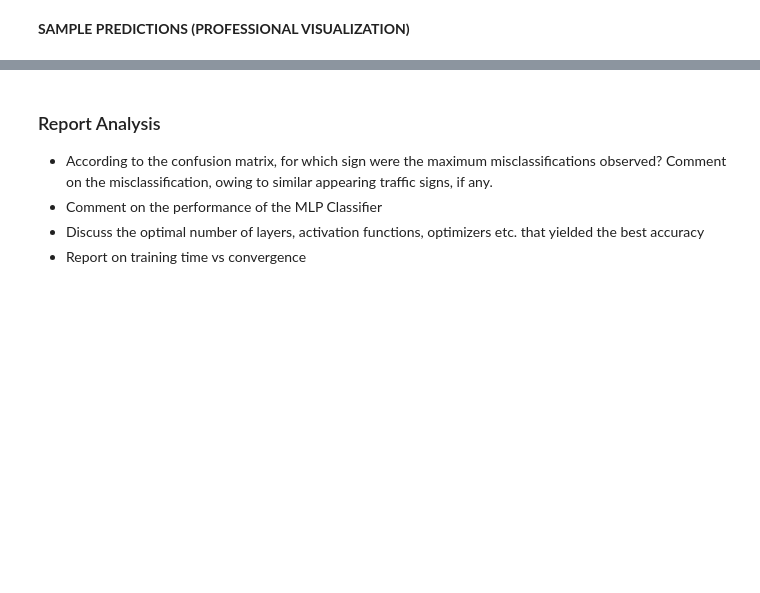
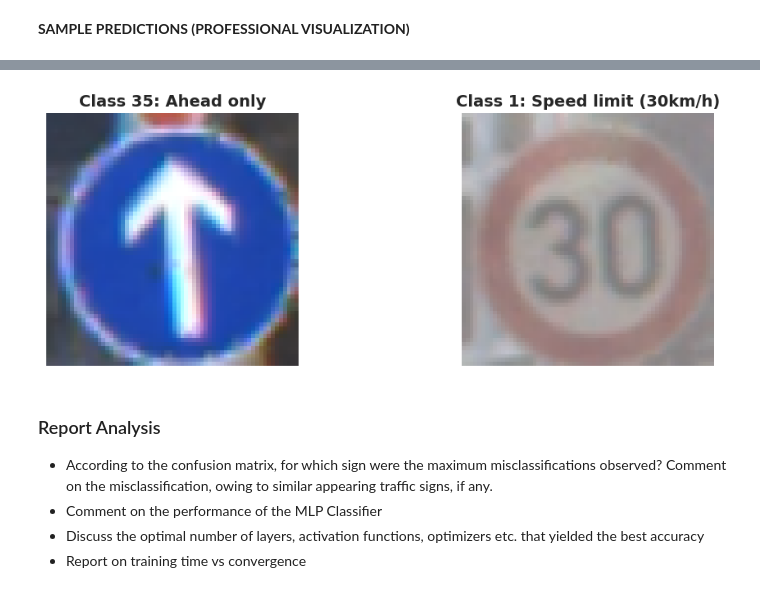
Before and after one commit to PrajwalGaniga/Application, a Jupyter notebook: MiniProject1_MLP_Image_Classification_Prajwal_4SN23CG009.ipynb, the cells around one changed output, grey strips where cells are left out. Saved outputs shown, nothing was run; the diff lists cells and outputs as text; code cells hidden in the pictures; blank space fills up the shorter version.

```diff
--- a/MiniProject1_MLP_Image_Classification_Prajwal_4SN23CG009.ipynb
+++ b/MiniProject1_MLP_Image_Classification_Prajwal_4SN23CG009.ipynb
@@ -1145,3 +1370,17 @@ PREDICTION STATISTICS:
+# %%
+# Find similar signs in the training set
+similar_signs = [35, 1]  # Ahead only and 30km/h
+sample_indices = [np.where(y_train == i)[0][0] for i in similar_signs]
+
+plt.figure(figsize=(12, 4))
+for i, idx in enumerate(sample_indices):
+    plt.subplot(1, len(similar_signs), i+1)
+    plt.imshow(X_train[idx].squeeze() if X_train[idx].shape[-1] == 1 else X_train[idx])
+    plt.title(f"Class {y_train[idx]}: {class_names[y_train[idx]]}")
+    plt.axis('off')
+plt.show()
+# %% [output]
+[figure, added]
 # %% [markdown]
 ### Report Analysis
 
```
Also changed, not shown: parts of 20 cells of this notebook.
